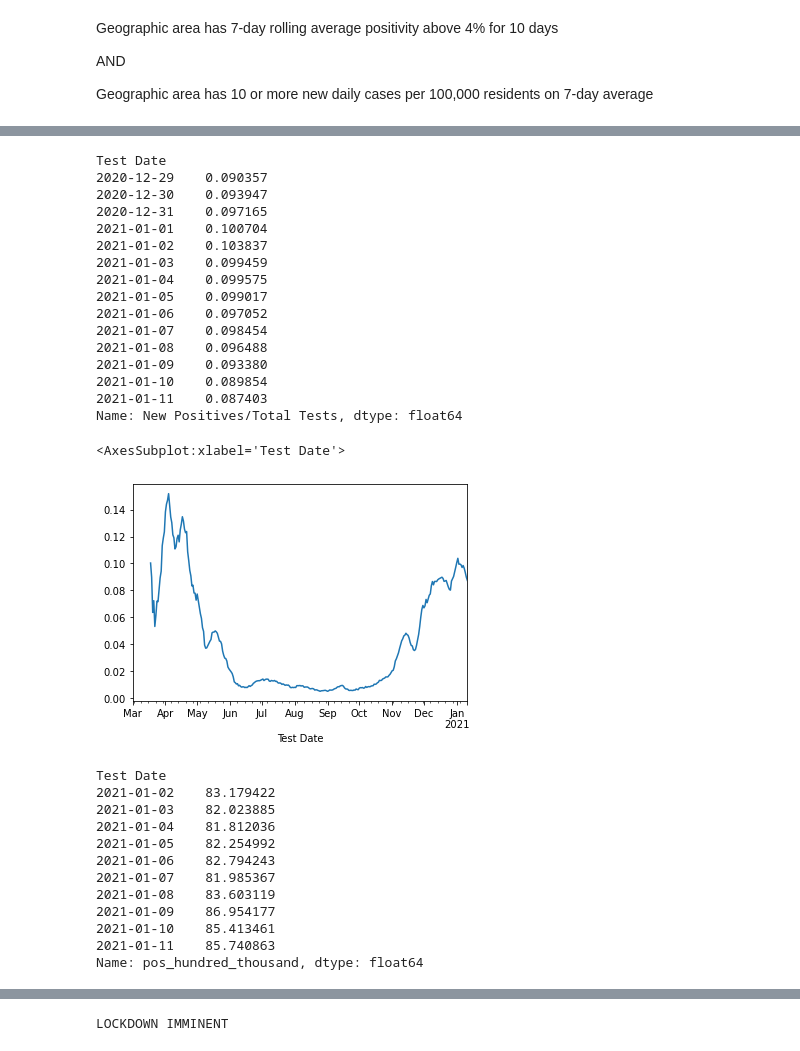
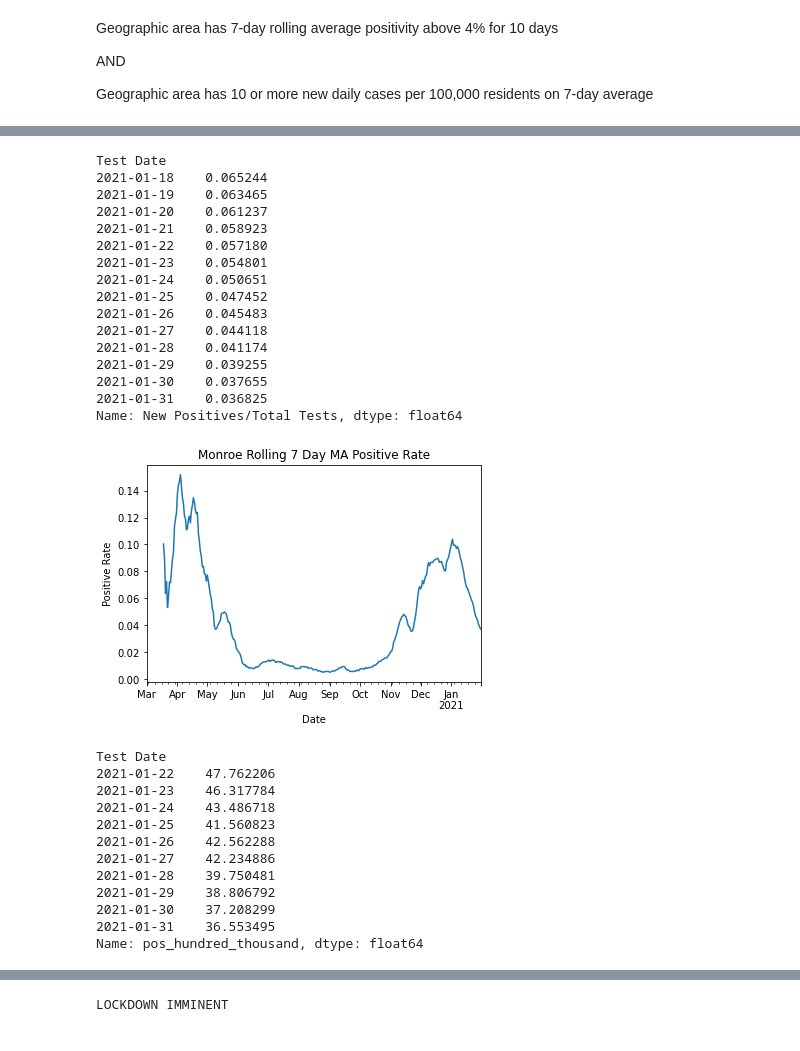
Before and after one commit to jared-m-murphy/Portfolio, a Jupyter notebook: Covid/NYC_COVID_POS.ipynb, the cells around one changed output, grey strips where cells are left out. Saved outputs shown, nothing was run; the diff lists cells and outputs as text; code cells hidden in the pictures.

```diff
--- a/Covid/NYC_COVID_POS.ipynb
+++ b/Covid/NYC_COVID_POS.ipynb
@@ -3,4 +7,6 @@ import pandas as pd
 import matplotlib.pyplot as plt
 import numpy as np
 # %%
-df=pd.read_csv('https://health.data.ny.gov/api/views/xdss-u53e/rows.csv?accessType=DOWNLOAD',parse_dates=['Test Date'])
+df=pd.read_csv('https://health.data.ny.gov/api/views/xdss-u53e/rows.csv?accessType=DOWNLOAD',
+               parse_dates=['Test Date'])
+df=df.groupby(['County','Test Date']).sum()
@@ -289,38 +311,41 @@ monroe.tail(14)
 monroe['New Positives/Total Tests'].rolling(7).mean().tail(14)
 # %% [output]
 Test Date
-2020-12-29    0.090357
-2020-12-30    0.093947
-2020-12-31    0.097165
-2021-01-01    0.100704
-2021-01-02    0.103837
-2021-01-03    0.099459
-2021-01-04    0.099575
-2021-01-05    0.099017
-2021-01-06    0.097052
-2021-01-07    0.098454
-2021-01-08    0.096488
-2021-01-09    0.093380
-2021-01-10    0.089854
-2021-01-11    0.087403
+2021-01-18    0.065244
+2021-01-19    0.063465
+2021-01-20    0.061237
+2021-01-21    0.058923
+2021-01-22    0.057180
+2021-01-23    0.054801
+2021-01-24    0.050651
+2021-01-25    0.047452
+2021-01-26    0.045483
+2021-01-27    0.044118
+2021-01-28    0.041174
+2021-01-29    0.039255
+2021-01-30    0.037655
+2021-01-31    0.036825
 Name: New Positives/Total Tests, dtype: float64
 # %%
 monroe['New Positives/Total Tests'].rolling(7).mean().plot()
+plt.title('Monroe Rolling 7 Day MA Positive Rate')
+plt.xlabel('Date')
+plt.ylabel('Positive Rate')
+plt.show()
 # %% [output]
-<AxesSubplot:xlabel='Test Date'>
-[figure, old version]
+[figure, new version]
 # %%
 monroe['pos_hundred_thousand'].rolling(7).mean().tail(10)
 # %% [output]
 Test Date
-2021-01-02    83.179422
-2021-01-03    82.023885
-2021-01-04    81.812036
-2021-01-05    82.254992
-2021-01-06    82.794243
-2021-01-07    81.985367
-2021-01-08    83.603119
-2021-01-09    86.954177
-2021-01-10    85.413461
-2021-01-11    85.740863
+2021-01-22    47.762206
+2021-01-23    46.317784
+2021-01-24    43.486718
+2021-01-25    41.560823
+2021-01-26    42.562288
+2021-01-27    42.234886
+2021-01-28    39.750481
+2021-01-29    38.806792
+2021-01-30    37.208299
+2021-01-31    36.553495
 Name: pos_hundred_thousand, dtype: float64
```
Also changed, not shown: parts of 54 cells of this notebook.
